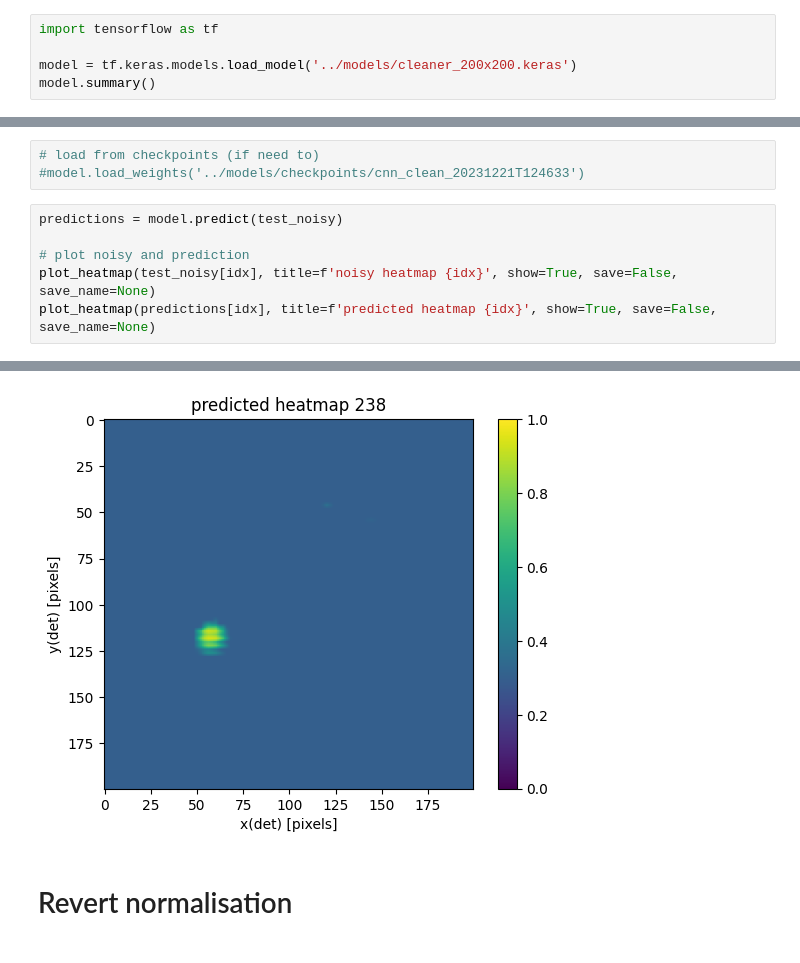
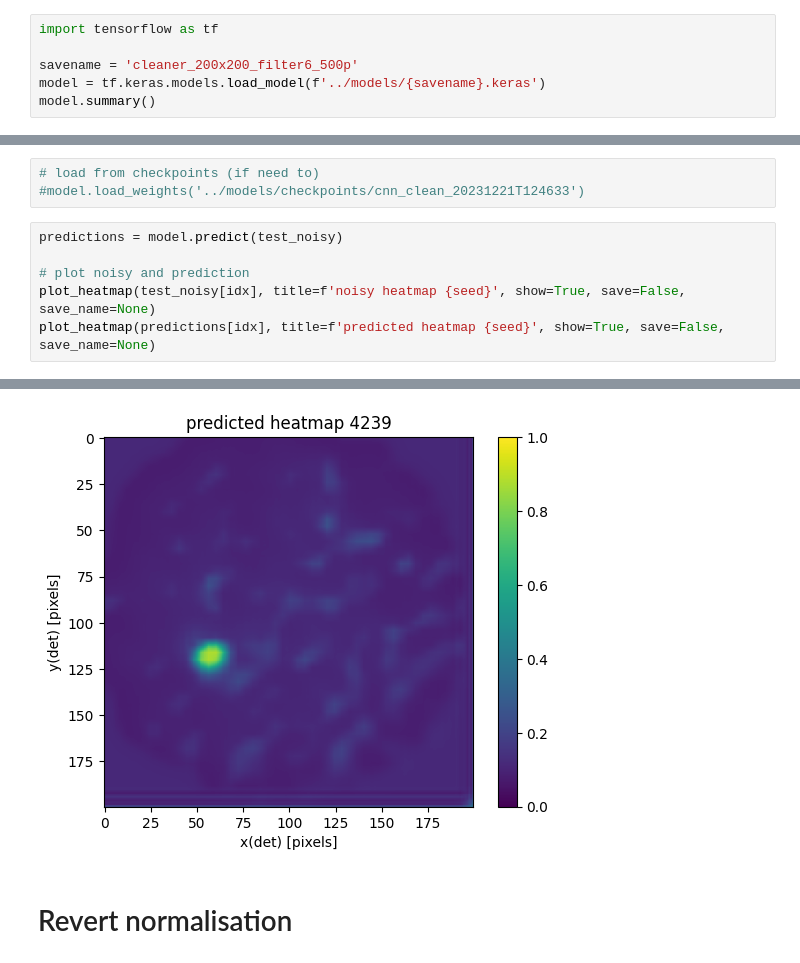
Before and after one commit to ambra-dipiano/astroAI, a Jupyter notebook: astroai/notebooks/cnn-cleaner.ipynb, the cells around one changed output, grey strips where cells are left out. Saved outputs shown, nothing was run; the diff lists cells and outputs as text.

```diff
--- a/astroai/notebooks/cnn-cleaner.ipynb
+++ b/astroai/notebooks/cnn-cleaner.ipynb
@@ -71,6 +76,7 @@ plot_heatmap(test_clean[idx], title=f'clean heatmap {idx}', show=True, save=Fals
 # %%
 import tensorflow as tf
 
-model = tf.keras.models.load_model('../models/cleaner_200x200.keras')
+savename = 'cleaner_200x200_filter6_500p'
+model = tf.keras.models.load_model(f'../models/{savename}.keras')
 model.summary()
 # %% [output]
@@ -109,6 +104,6 @@ To enable them in other operations, rebuild TensorFlow with the appropriate comp
 predictions = model.predict(test_noisy)
 
 # plot noisy and prediction
-plot_heatmap(test_noisy[idx], title=f'noisy heatmap {idx}', show=True, save=False, save_name=None)
-plot_heatmap(predictions[idx], title=f'predicted heatmap {idx}', show=True, save=False, save_name=None)
+plot_heatmap(test_noisy[idx], title=f'noisy heatmap {seed}', show=True, save=False, save_name=None)
+plot_heatmap(predictions[idx], title=f'predicted heatmap {seed}', show=True, save=False, save_name=None)
 # %% [output]
@@ -117,4 +112,4 @@ plot_heatmap(predictions[idx], title=f'predicted heatmap {idx}', show=True, save
-[figure, old version]
+[figure, new version]
 # %% [markdown]
 # Revert normalisation
 # %%
```
Also changed, not shown: parts of 12 cells of this notebook.
